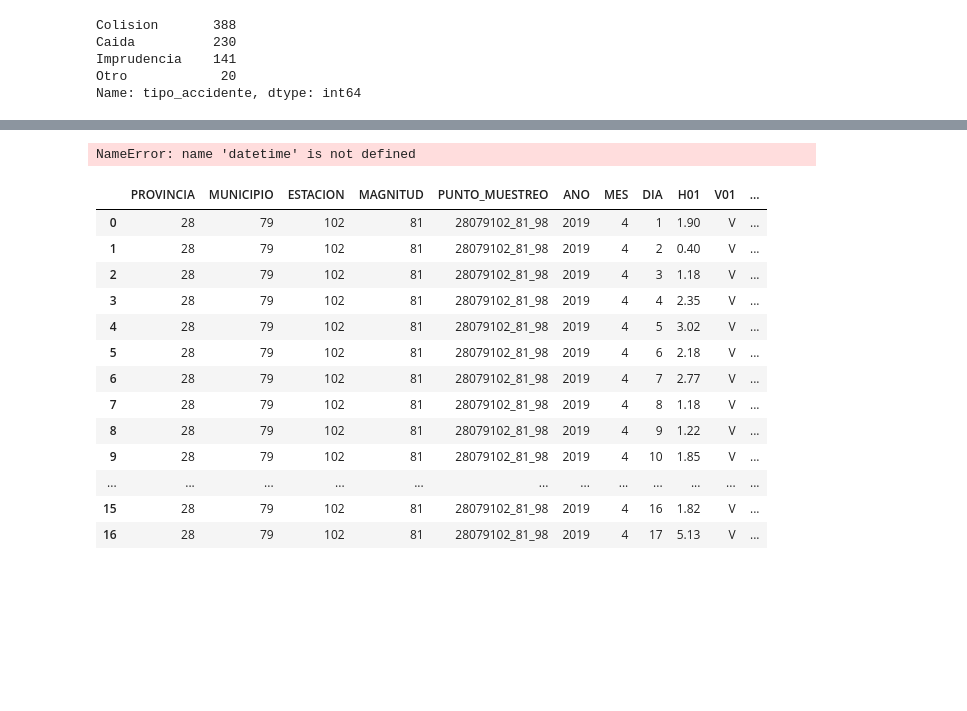
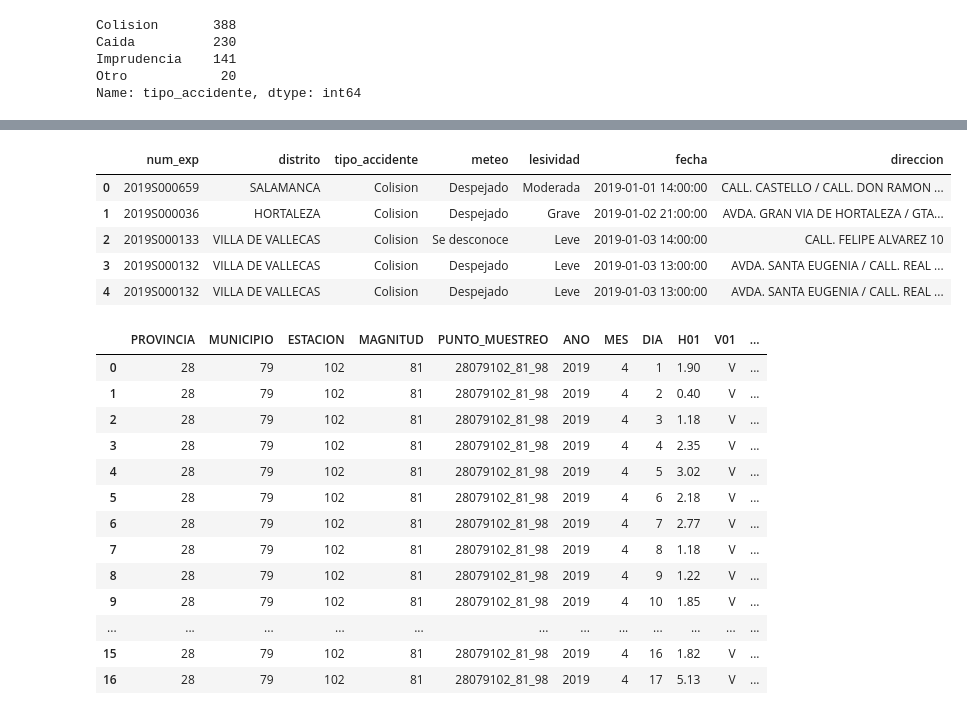
Before and after one commit to Ovion/Plan-B, a Jupyter notebook: input/raw_data/Cleaning_Untitled.ipynb, the cells around one changed output, grey strips where cells are left out. Cells and saved outputs as stored; diff of their text form; code cells hidden in the pictures; blank space fills up the shorter version.

```diff
--- a/input/raw_data/Cleaning_Untitled.ipynb
+++ b/input/raw_data/Cleaning_Untitled.ipynb
@@ -122,17 +126,0 @@ bici.head()
-# %%
-def roundTime(dt=None, dateDelta=datetime.timedelta(minutes=1)):
-    """Round a datetime object to a multiple of a timedelta
-    dt : datetime.datetime object, default now.
-    dateDelta : timedelta object, we round to a multiple of this, default 1 minute.
-    """
-    roundTo = dateDelta.total_seconds()
-
-    if dt == None : dt = datetime.datetime.now()
-    seconds = (dt - dt.min).seconds
-    # // is a floor division, not a comment on following line:
-    rounding = (seconds+roundTo/2) // roundTo * roundTo
-    return dt + datetime.timedelta(0,rounding-seconds,-dt.microsecond)
-
-bici.fecha = bici.fecha.apply(lambda x: roundTime(x, datetime.timedelta(hour=1)))
-# %% [output]
-NameError: name 'datetime' is not defined
@@ -141,5 +127,12 @@ roundTime(datetime.datetime(2012,12,31,23,44,59),datetime.timedelta(hour=1))
-# %%
-bici.drop(['sexo', 'vehiculo', 'persona'], axis=1, inplace = True)
+# %%
+bici.head()
+# %% [output]
+|  | num_exp | distrito | tipo_accidente | meteo | lesividad | fecha | direccion |
+| 0 | 2019S000659 | SALAMANCA | Colision | Despejado | Moderada | 2019-01-01 14:00:00 | CALL. CASTELLO / CALL. DON RAMON ... |
+| 1 | 2019S000036 | HORTALEZA | Colision | Despejado | Grave | 2019-01-02 21:00:00 | AVDA. GRAN VIA DE HORTALEZA / GTA... |
+| 2 | 2019S000133 | VILLA DE VALLECAS | Colision | Se desconoce | Leve | 2019-01-03 14:00:00 | CALL. FELIPE ALVAREZ 10 |
+| 3 | 2019S000132 | VILLA DE VALLECAS | Colision | Despejado | Leve | 2019-01-03 13:00:00 | AVDA. SANTA EUGENIA / CALL. REAL ... |
+| 4 | 2019S000132 | VILLA DE VALLECAS | Colision | Despejado | Leve | 2019-01-03 13:00:00 | AVDA. SANTA EUGENIA / CALL. REAL ... |
 # %%
 # encoding='cp850'
 # encoding='cp1250'
```
Also changed, not shown: parts of 7 cells of this notebook, 5 other files.
